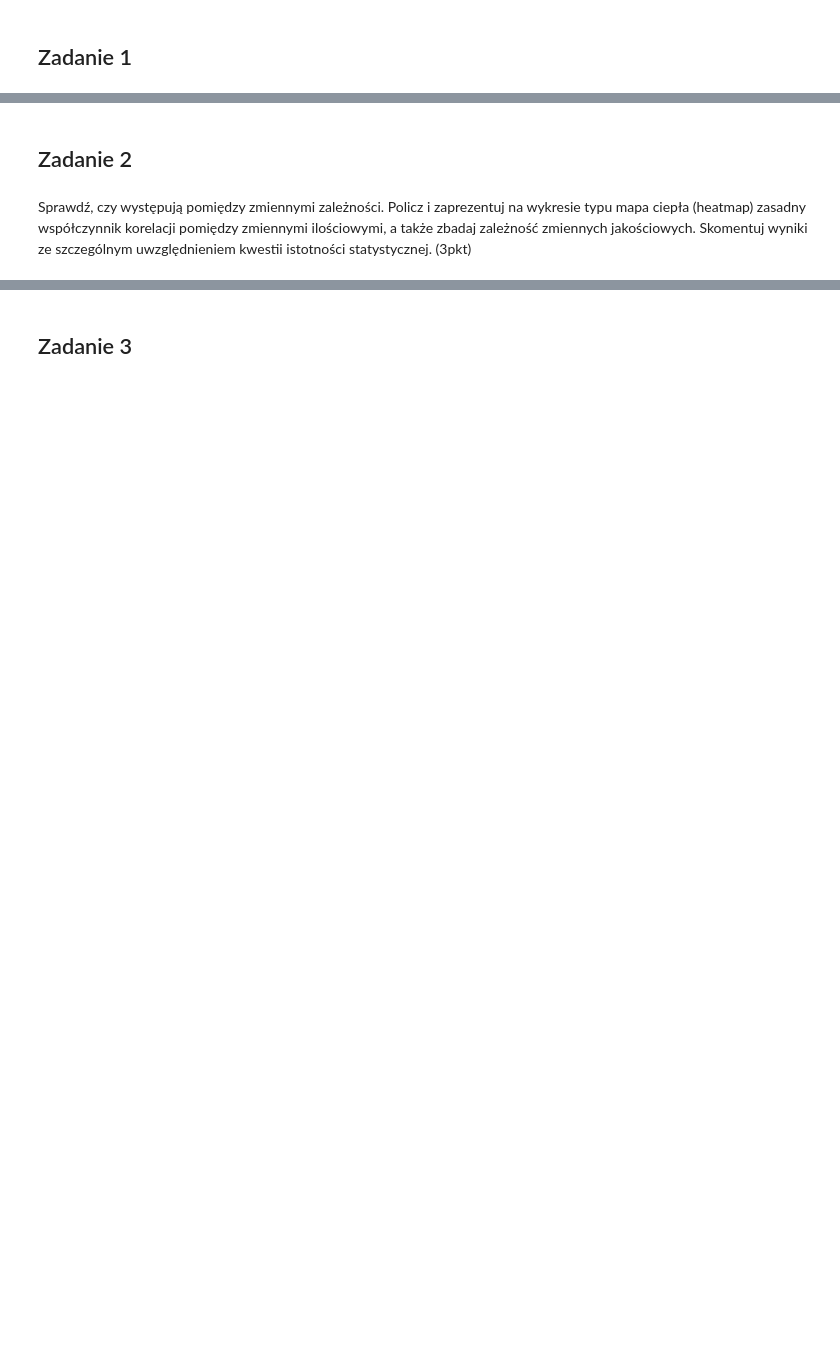
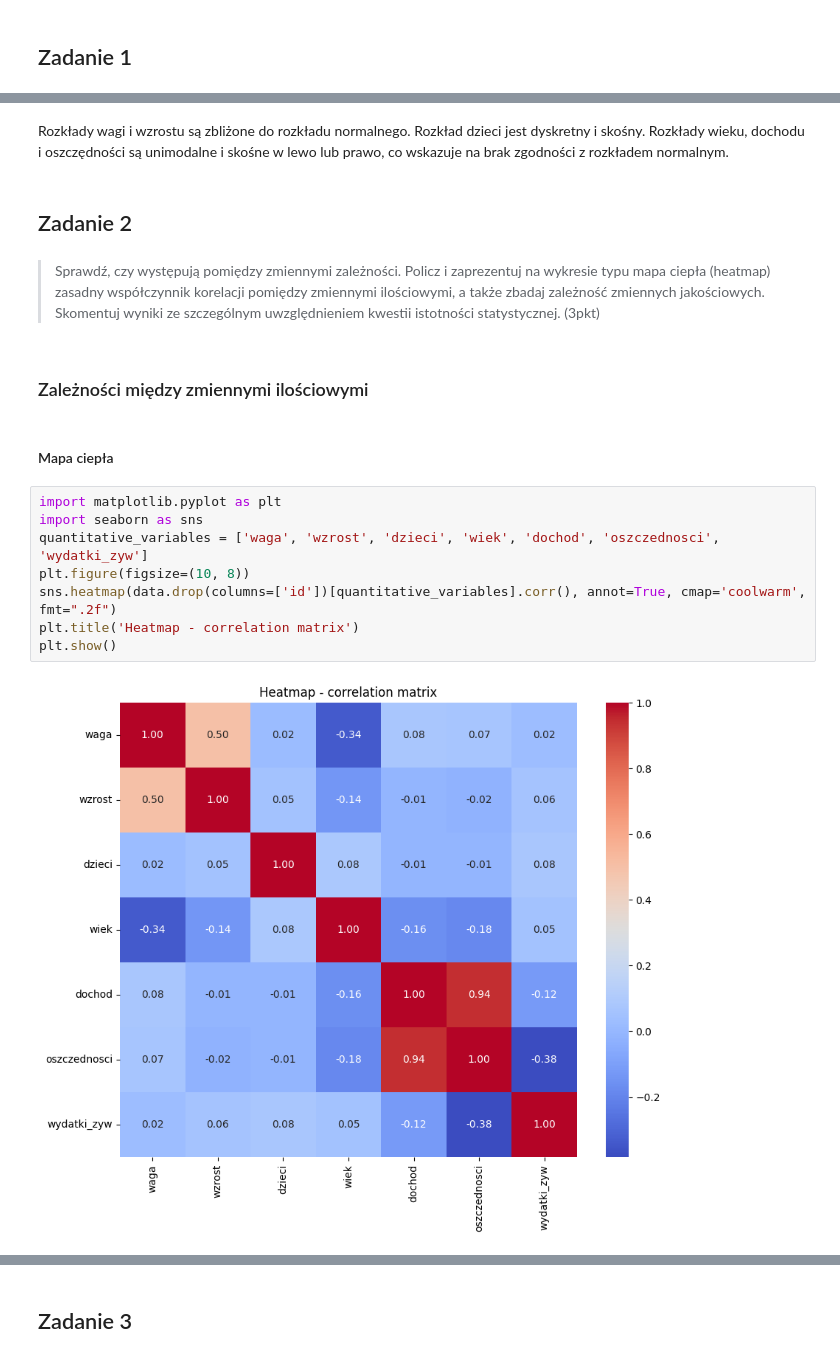
Before and after one commit to JacquesWhite/mimuw-ml-intro, a Jupyter notebook: ml-intro-project1.ipynb, the cells around one changed output, grey strips where cells are left out. Cells and saved outputs as stored; diff of their text form; blank space fills up the shorter version.

```diff
--- a/ml-intro-project1.ipynb
+++ b/ml-intro-project1.ipynb
@@ -38,4 +215,20 @@ Wczytaj dane, obejrzyj je i podsumuj w dwóch-trzech zdaniach. Zadania pomocnicz
+# %% [markdown]
+Rozkłady wagi i wzrostu są zbliżone do rozkładu normalnego. Rozkład dzieci jest dyskretny i skośny. Rozkłady wieku, dochodu i oszczędności są unimodalne i skośne w lewo lub prawo, co wskazuje na brak zgodności z rozkładem normalnym.
 # %% [markdown]
 ## Zadanie 2
 # %% [markdown]
-Sprawdź, czy występują pomiędzy zmiennymi zależności. Policz i zaprezentuj na wykresie typu mapa ciepła (heatmap) zasadny współczynnik korelacji pomiędzy zmiennymi ilościowymi, a także zbadaj zależność zmiennych jakościowych. Skomentuj wyniki ze szczególnym uwzględnieniem kwestii istotności statystycznej. (3pkt)
+> Sprawdź, czy występują pomiędzy zmiennymi zależności. Policz i zaprezentuj na wykresie typu mapa ciepła (heatmap) zasadny współczynnik korelacji pomiędzy zmiennymi ilościowymi, a także zbadaj zależność zmiennych jakościowych. Skomentuj wyniki ze szczególnym uwzględnieniem kwestii istotności statystycznej. (3pkt)
+# %% [markdown]
+### Zależności między zmiennymi ilościowymi
+# %% [markdown]
+#### Mapa ciepła
+# %%
+import matplotlib.pyplot as plt
+import seaborn as sns
+quantitative_variables = ['waga', 'wzrost', 'dzieci', 'wiek', 'dochod', 'oszczednosci', 'wydatki_zyw']
+plt.figure(figsize=(10, 8))
+sns.heatmap(data.drop(columns=['id'])[quantitative_variables].corr(), annot=True, cmap='coolwarm', fmt=".2f")
+plt.title('Heatmap - correlation matrix')
+plt.show()
+# %% [output]
+[figure, added]
```
Also changed, not shown: parts of 194 cells of this notebook.
